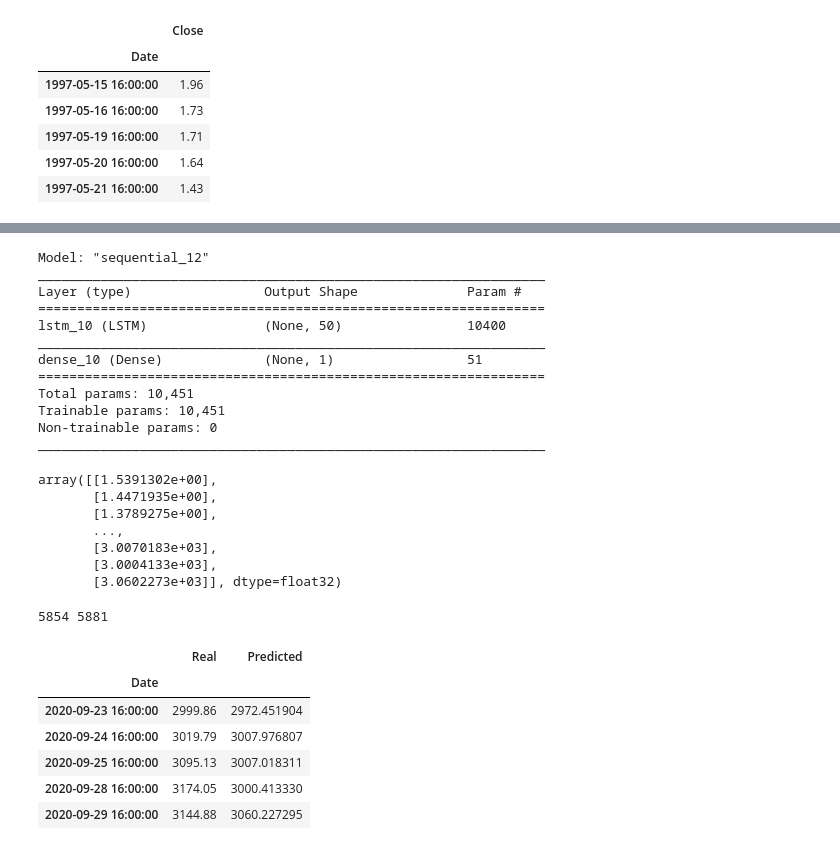
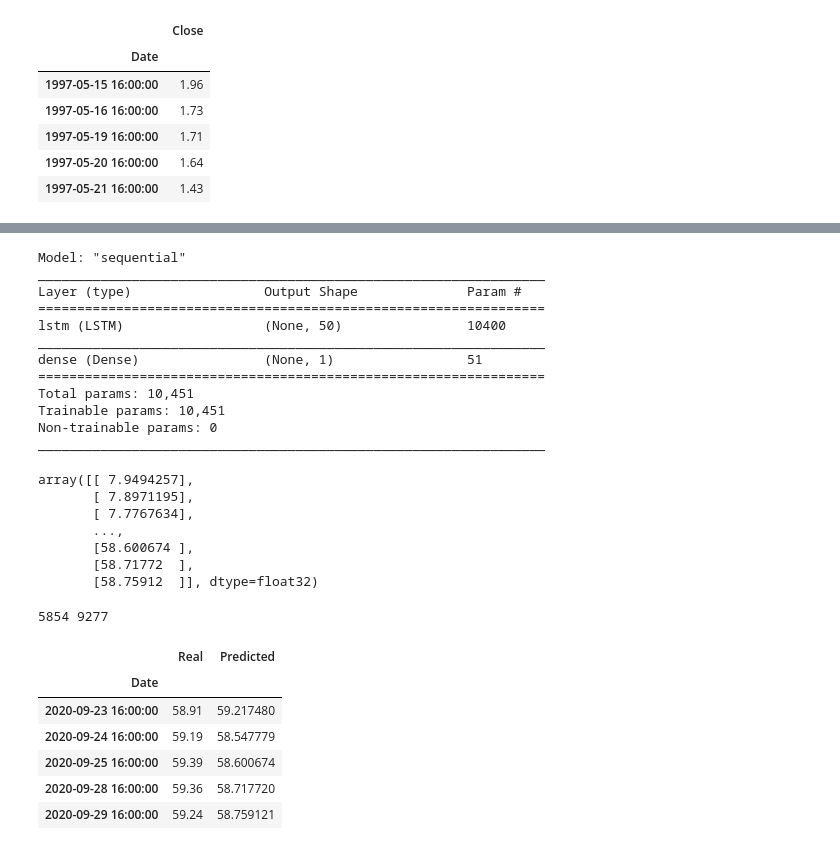
Before and after one commit to arsm800/project-2-machine-learning, a Jupyter notebook: notebook_asm.ipynb, the cells around one changed output, grey strips where cells are left out. Cells and saved outputs as stored; diff of their text form; code cells hidden in the pictures.

```diff
--- a/notebook_asm.ipynb
+++ b/notebook_asm.ipynb
@@ -184,7 +186,7 @@ def split_sequence(stock_prices, n_steps):
 n_steps = 3
 n_features = 1
 
-X, y = split_sequence(amzn_prices['Close'], n_steps)
+X, y = split_sequence(verizon_prices['Close'], n_steps)
 
 print(X[0], y[0])
 # %% [output]
@@ -222,8 +224,8 @@ model.add(LSTM(50, activation='relu', input_shape=(n_steps, n_features)))
 
 model.add(Dense(1))
 
-model.compile(optimizer='adam', loss='mse')
+model.compile(optimizer='adam', loss='mse', metrics=["accuracy"])
 # %%
-model.fit(X, y, epochs=20, verbose=1)
+model_attributes = model.fit(X, y, epochs=20, verbose=1)
 # %% [output]
 Epoch 1/20
@@ -247,13 +248,13 @@ Epoch 20/20
 # %%
 model.summary()
 # %% [output]
-Model: "sequential_12"
+Model: "sequential"
 _________________________________________________________________
 Layer (type)                 Output Shape              Param #
 =================================================================
-lstm_10 (LSTM)               (None, 50)                10400
+lstm (LSTM)                  (None, 50)                10400
 _________________________________________________________________
-dense_10 (Dense)             (None, 1)                 51
+dense (Dense)                (None, 1)                 51
 =================================================================
 Total params: 10,451
 Trainable params: 10,451
@@ -264,34 +265,34 @@ prediction = model.predict(array(X))
 # %%
 prediction
 # %% [output]
-array([[1.5391302e+00],
-       [1.4471935e+00],
-       [1.3789275e+00],
+array([[ 7.9494257],
+       [ 7.8971195],
+       [ 7.7767634],
        ...,
-       [3.0070183e+03],
-       [3.0004133e+03],
-       [3.0602273e+03]], dtype=float32)
+       [58.600674 ],
+       [58.71772  ],
+       [58.75912  ]], dtype=float32)
 # %%
 print(len(amzn_prices[:-30]), len(prediction))
 # %% [output]
-5854 5881
+5854 9277
 # %%
 # Plot
 
 %matplotlib inline
 
 # Create a DataFrame of Real and Predicted values
 stocks = pd.DataFrame({
-    "Real": np.array(amzn_prices).ravel()[3:],
+    "Real": np.array(verizon_prices).ravel()[3:],
     "Predicted": np.array(prediction).ravel()
-}, index = amzn_prices.index[3:])
+}, index = verizon_prices.index[3:])
 stocks.tail()
 # %% [output]
 |  | Real | Predicted |
 | Date |  |  |
-| 2020-09-23 16:00:00 | 2999.86 | 2972.451904 |
-| 2020-09-24 16:00:00 | 3019.79 | 3007.976807 |
-| 2020-09-25 16:00:00 | 3095.13 | 3007.018311 |
-| 2020-09-28 16:00:00 | 3174.05 | 3000.413330 |
-| 2020-09-29 16:00:00 | 3144.88 | 3060.227295 |
+| 2020-09-23 16:00:00 | 58.91 | 59.217480 |
+| 2020-09-24 16:00:00 | 59.19 | 58.547779 |
+| 2020-09-25 16:00:00 | 59.39 | 58.600674 |
+| 2020-09-28 16:00:00 | 59.36 | 58.717720 |
+| 2020-09-29 16:00:00 | 59.24 | 58.759121 |
 # %%
```
Also changed, not shown: parts of 14 cells of this notebook, 20 other files.
